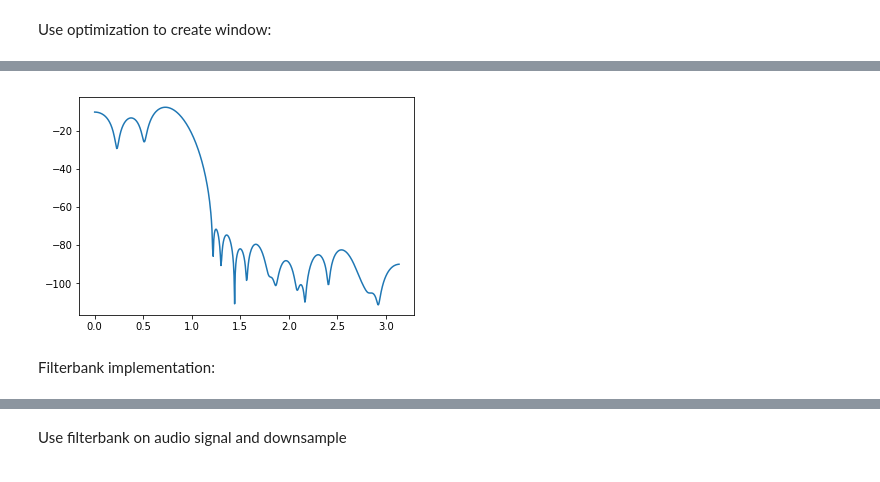
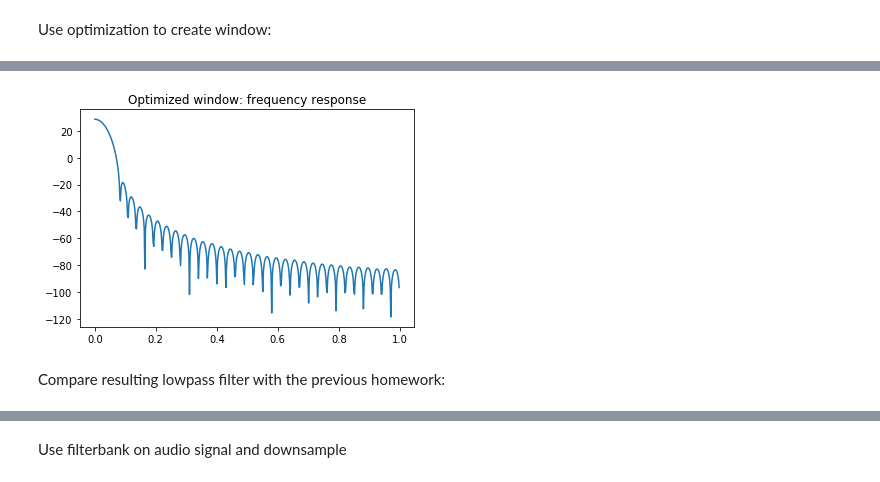
Before and after one commit to jole6826/MRSP, a Jupyter notebook: MRSP_sem3.ipynb, the cells around one changed output, grey strips where cells are left out. Cells and saved outputs as stored; diff of their text form; code cells hidden in the pictures.

```diff
--- a/MRSP_sem3.ipynb
+++ b/MRSP_sem3.ipynb
@@ -74,10 +79,10 @@ Use optimization to create window:
 def errfunc(h):
     numfreqsamples=1024
     #desired passband:
-    pb=int(numfreqsamples/4.0)
-    tb=int(numfreqsamples/8.0)
+    pb=int(numfreqsamples*0.05)
+    tb=int(numfreqsamples*0.01)
     w, H = sig.freqz(h,1,numfreqsamples)
     H_desired=np.concatenate((np.ones(pb), np.zeros(numfreqsamples-pb)))
-    weights = np.concatenate((np.ones(pb), np.zeros(tb), 100*np.ones(numfreqsamples-pb-tb)))
+    weights = np.concatenate((np.ones(pb), np.zeros(tb), 100*np.ones(numfreqsamples-pb-tb)+1000*np.arange(numfreqsamples-pb-tb)))
     err = np.sum(np.abs(H-H_desired)*weights)
     return err
@@ -90,0 +89,12 @@ plt.show()
+# %%
+# start off with a raised cosine window instead of random numbers to have a unvarying end result
+opt_start = raisedCosWinow(nTabs)
+#omega, H =sig.freqz(-1.0*opt_start)
+#plt.plot(omega, 20*np.log10(abs(H)+1e-6))
+#plt.show()
+minout = opt.minimize(errfunc, opt_start, tol=1e-6)
+h = minout.x
+h_opt = abs(h) / np.amax(abs(h))
+plt.plot(h_opt)
+plt.title('Optimized Window: impulse response')
+plt.show()
@@ -91,8 +103,7 @@ plt.show()
 # %%
-omega, H =sig.freqz(-1.0*h)
-plt.plot(omega, 20*np.log10(abs(H)+1e-6))
+omega, H =sig.freqz(h_opt)
+plt.plot(omega/np.pi, 20*np.log10(abs(H)+1e-6))
+plt.title('Optimized window: frequency response')
 plt.show()
 # %% [output]
-[figure, old version]
+[figure, new version]
-# %% [markdown]
-Filterbank implementation:
@@ -114,0 +110,2 @@ FB = createFilterbank(nSubbands,nTabs)
+# %% [markdown]
+Compare resulting lowpass filter with the previous homework:
```
Also changed, not shown: parts of 26 cells of this notebook, 2 other files.
